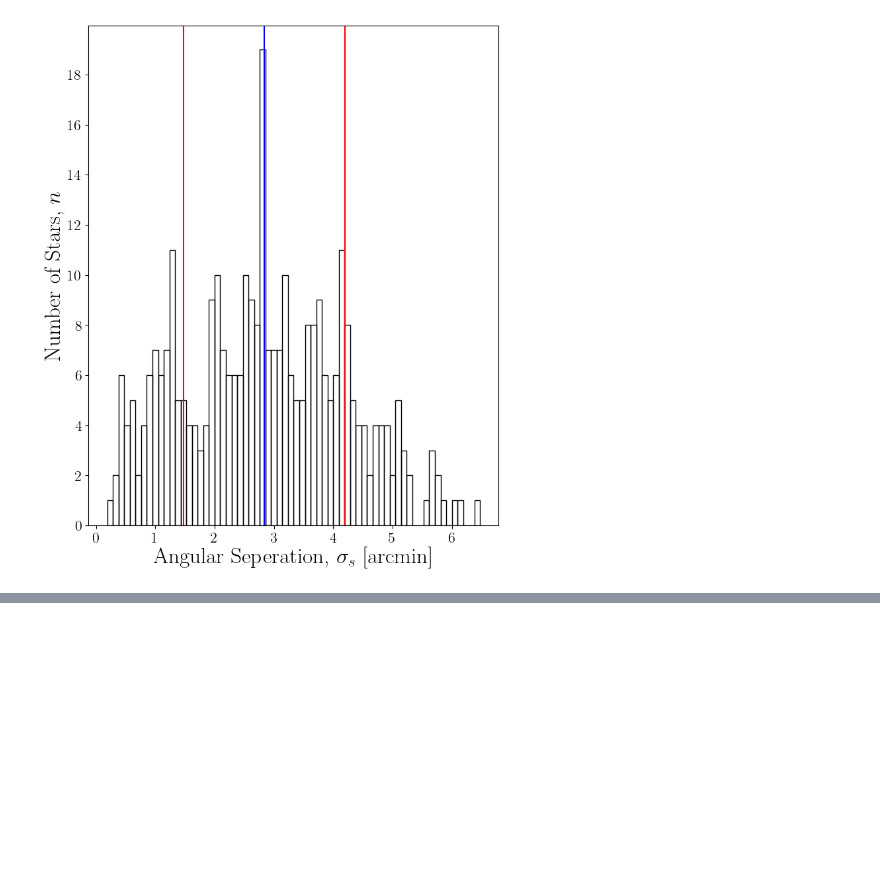
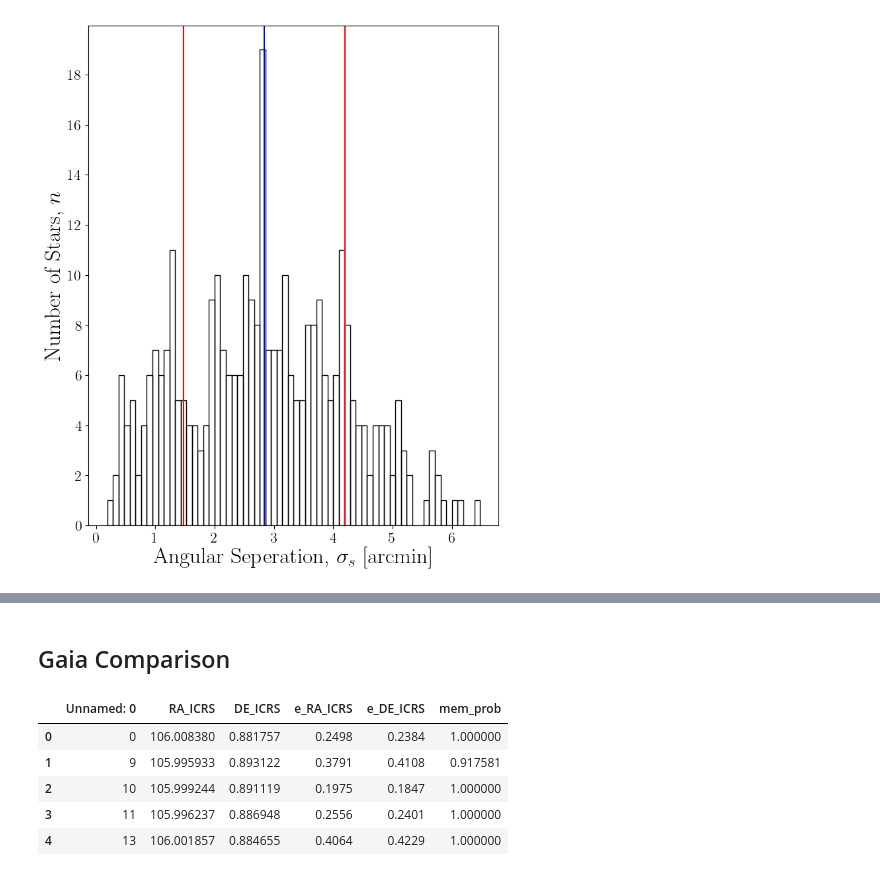
Before and after one commit to OwenJohnsons/Final_Year_Project, a Jupyter notebook: Code/classification.ipynb, the cells around one changed output, grey strips where cells are left out. Drawn from its saved outputs; the diff is of its cells as text; code cells hidden in the pictures; blank space fills up the shorter version.

Commit message:
Working Gaia code.

```diff
--- a/Code/classification.ipynb
+++ b/Code/classification.ipynb
@@ -278,3 +280,15 @@ plt.tight_layout()
+# %% [markdown]
+## Gaia Comparison
+# %%
+gaia_data = pd.read_csv('gaia_cluster_populations/NGC2324.csv')
+gaia_data.head()
+# %% [output]
+|  | Unnamed: 0 | RA_ICRS | DE_ICRS | e_RA_ICRS | e_DE_ICRS | mem_prob |
+| 0 | 0 | 106.008380 | 0.881757 | 0.2498 | 0.2384 | 1.000000 |
+| 1 | 9 | 105.995933 | 0.893122 | 0.3791 | 0.4108 | 0.917581 |
+| 2 | 10 | 105.999244 | 0.891119 | 0.1975 | 0.1847 | 1.000000 |
+| 3 | 11 | 105.996237 | 0.886948 | 0.2556 | 0.2401 | 1.000000 |
+| 4 | 13 | 106.001857 | 0.884655 | 0.4064 | 0.4229 | 1.000000 |
 # %%
 plt.rcParams['axes.spines.right'] = True
 plt.rcParams['axes.spines.top'] = True
```
Also changed, not shown: parts of 10 cells of this notebook, 6 other files.
